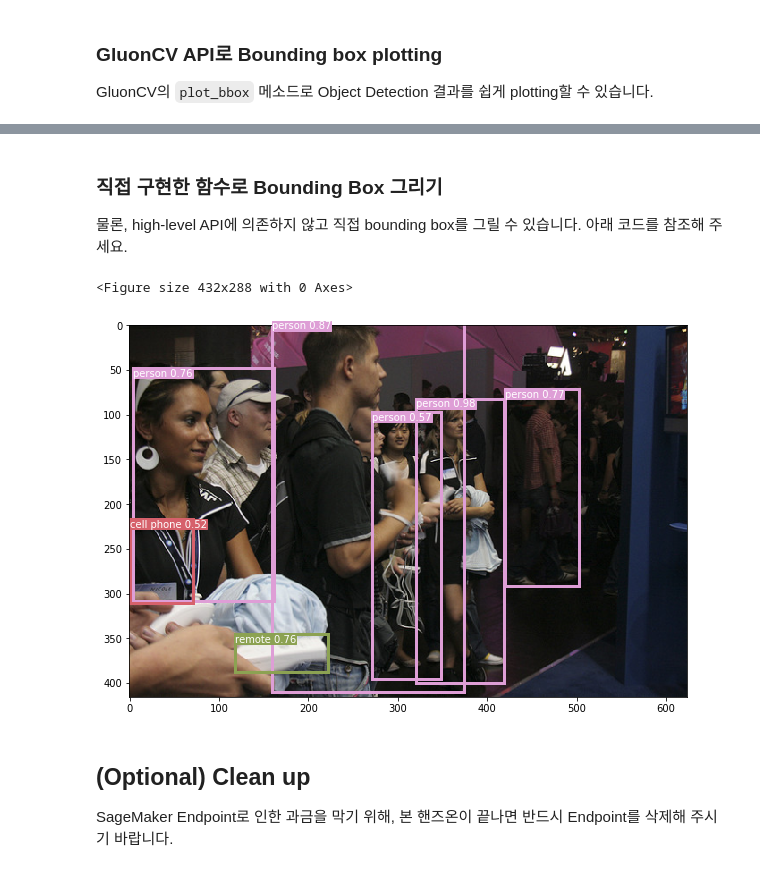
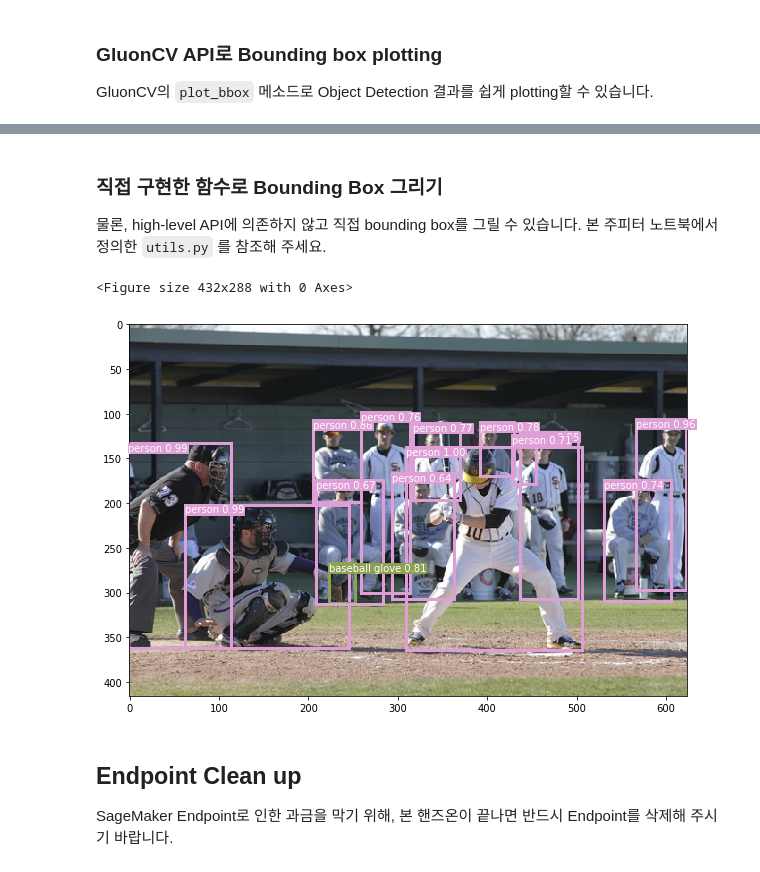
Before and after one commit to daekeun-ml/tfs-workshop, a Jupyter notebook: mxnet-serving-endpoint.ipynb, the cells around one changed output, grey strips where cells are left out. Drawn from its saved outputs; the diff is of its cells as text; code cells hidden in the pictures.

````diff
--- a/mxnet-serving-endpoint.ipynb
+++ b/mxnet-serving-endpoint.ipynb
@@ -43 +226,5 @@ tar -czf model.tar.gz my_model
+# %%
+f = open("model.params", 'w')
+f.close()
+!tar -czf model.tar.gz model.params
 # %% [markdown]
@@ -47,10 +238,9 @@ bucket = '[YOUR-S3-BUCKET]' # as-is
 bucket = 'sagemaker-hol-daekeun' # to-be
 ```
 # %%
-role = get_execution_role()
-bucket = '[YOUR-S3-BUCKET]' # bucket 이름을 반드시 수정해 주세요.
+#bucket = '[YOUR-S3-BUCKET]' # bucket 이름을 반드시 수정해 주세요.
 #bucket = 'sagemaker-hol-daekeun'
-#bucket = sagemaker.Session().default_bucket() # SageMaker에서 자동으로 생성되는 bucket
+bucket = sagemaker.Session().default_bucket() # SageMaker에서 자동으로 생성되는 bucket
 # %%
 %%bash -s "$role" "$bucket"
 ROLE=$1
@@ -59,5 +249,9 @@ BUCKET=$2
 aws s3 cp model.tar.gz s3://$BUCKET/model.tar.gz
 # %% [output]
 upload: ./model.tar.gz to s3://sagemaker-us-east-1-143656149352/model.tar.gz
+# %%
+endpoint_name = f'endpoint-mxnet-{int(time.time())}'
+model_path = f's3://{bucket}/model.tar.gz'
+#model_path = f'file://{os.getcwd()}/model.tar.gz' # for local mode
 # %% [markdown]
 ## Model Deployment
@@ -80,11 +275,16 @@ https://docs.aws.amazon.com/ko_kr/sagemaker/latest/dg/ei.html
 # %%
 %%time
-model = MXNetModel(model_data='s3://{}/model.tar.gz'.format(bucket),
+model = MXNetModel(model_data=model_path,
                    role=role,
                    entry_point='inference_mxnet.py',
                    source_dir='src',
-                   framework_version='1.4.1',
+                   framework_version='1.6.0',
                    py_version='py3')
 
-predictor = model.deploy(instance_type='ml.c4.xlarge', initial_instance_count=1)
+predictor = model.deploy(
+    initial_instance_count=1,
+    instance_type='ml.c5.large',
+    serializer=JSONSerializer(),
+    deserializer=JSONDeserializer()
+)
 # %% [output]
@@ -195,3 +366,3 @@ ax = utils.viz.plot_bbox(img_resized, bboxes, scores, cids, class_names=label_li
 # %% [markdown]
 ### 직접 구현한 함수로 Bounding Box 그리기
-물론, high-level API에 의존하지 않고 직접 bounding box를 그릴 수 있습니다. 아래 코드를 참조해 주세요.
+물론, high-level API에 의존하지 않고 직접 bounding box를 그릴 수 있습니다. 본 주피터 노트북에서 정의한 `utils.py` 를 참조해 주세요.
@@ -251,9 +369,9 @@ def my_plot_bbox(img_resized, bboxes, scores, cids, class_names, threshold=0.5):
 # %%
-my_plot_bbox(img_resized, bboxes, scores, cids, class_names=label_list)
+plot_bbox(img_resized, bboxes, scores, cids, class_info=label_list, framework='mxnet')
 # %% [output]
 <Figure size 432x288 with 0 Axes>
-[figure, old version]
+[figure, new version]
 # %% [markdown]
-## (Optional) Clean up
+## Endpoint Clean up
 
 SageMaker Endpoint로 인한 과금을 막기 위해, 본 핸즈온이 끝나면 반드시 Endpoint를 삭제해 주시기 바랍니다.
````
Also changed, not shown: parts of 26 cells of this notebook, 5 other files.
